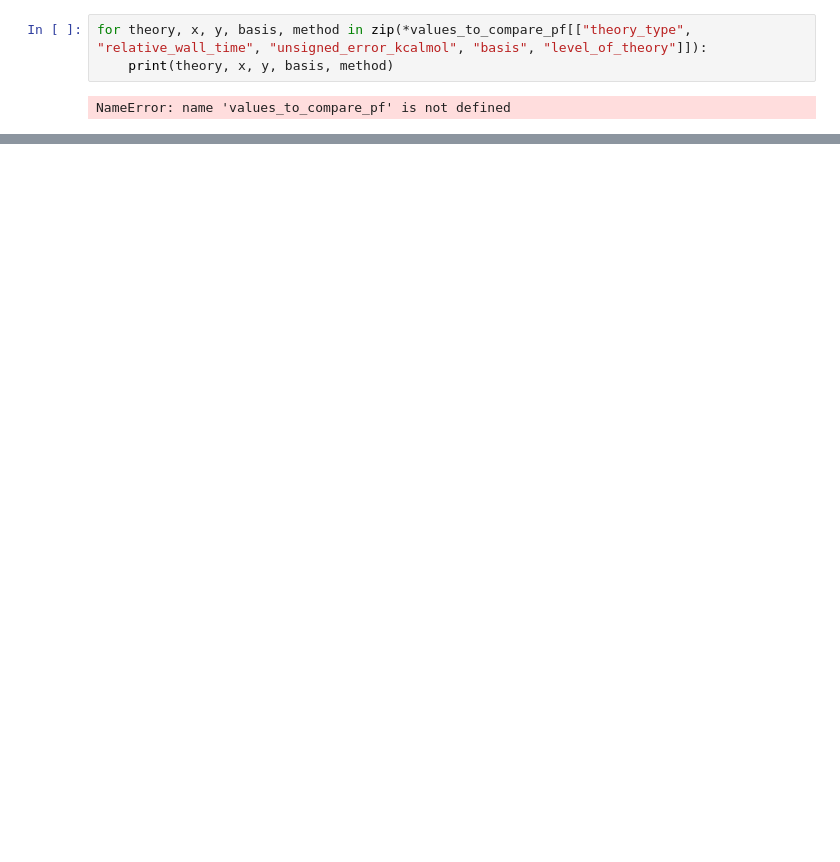
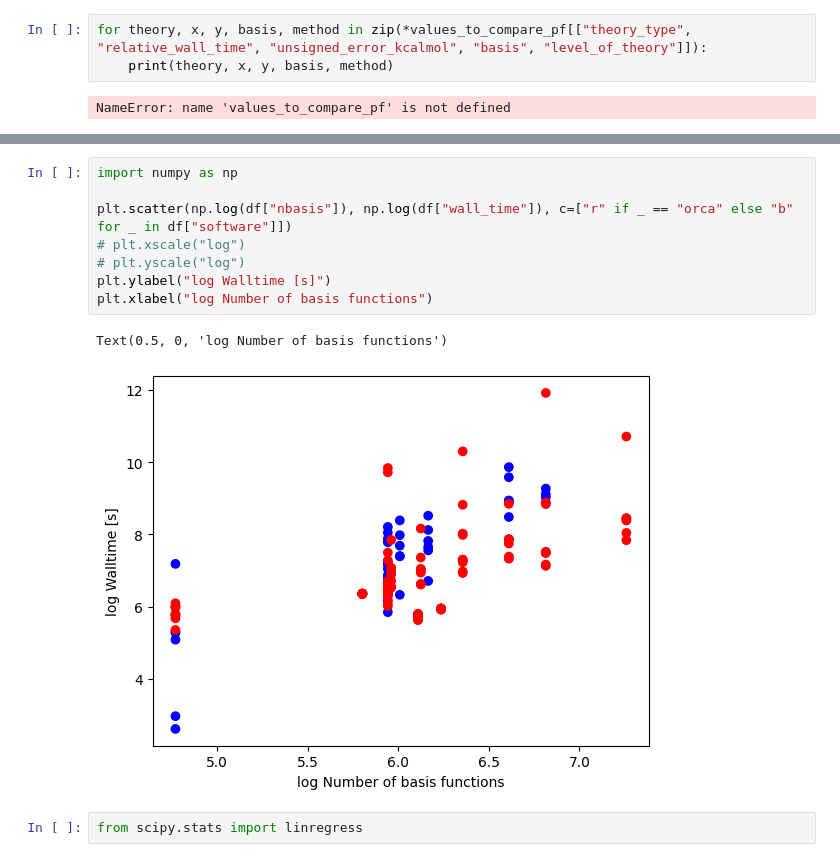
Before and after one commit to xXNoahS02Xx/dftmp2bench, a Jupyter notebook: plot_pareto.ipynb, the cells around one changed output, grey strips where cells are left out. Drawn from its saved outputs; the diff is of its cells as text; blank space fills up the shorter version.

```diff
--- a/plot_pareto.ipynb
+++ b/plot_pareto.ipynb
@@ -405,0 +423,13 @@ NameError: name 'values_to_compare_pf' is not defined
+# %%
+import numpy as np
+
+plt.scatter(np.log(df["nbasis"]), np.log(df["wall_time"]), c=["r" if _ == "orca" else "b" for _ in df["software"]])
+# plt.xscale("log")
+# plt.yscale("log")
+plt.ylabel("log Walltime [s]")
+plt.xlabel("log Number of basis functions")
+# %% [output]
+Text(0.5, 0, 'log Number of basis functions')
+[figure, added]
+# %%
+from scipy.stats import linregress
```
Also changed, not shown: parts of 3 cells of this notebook, 9 other files.
